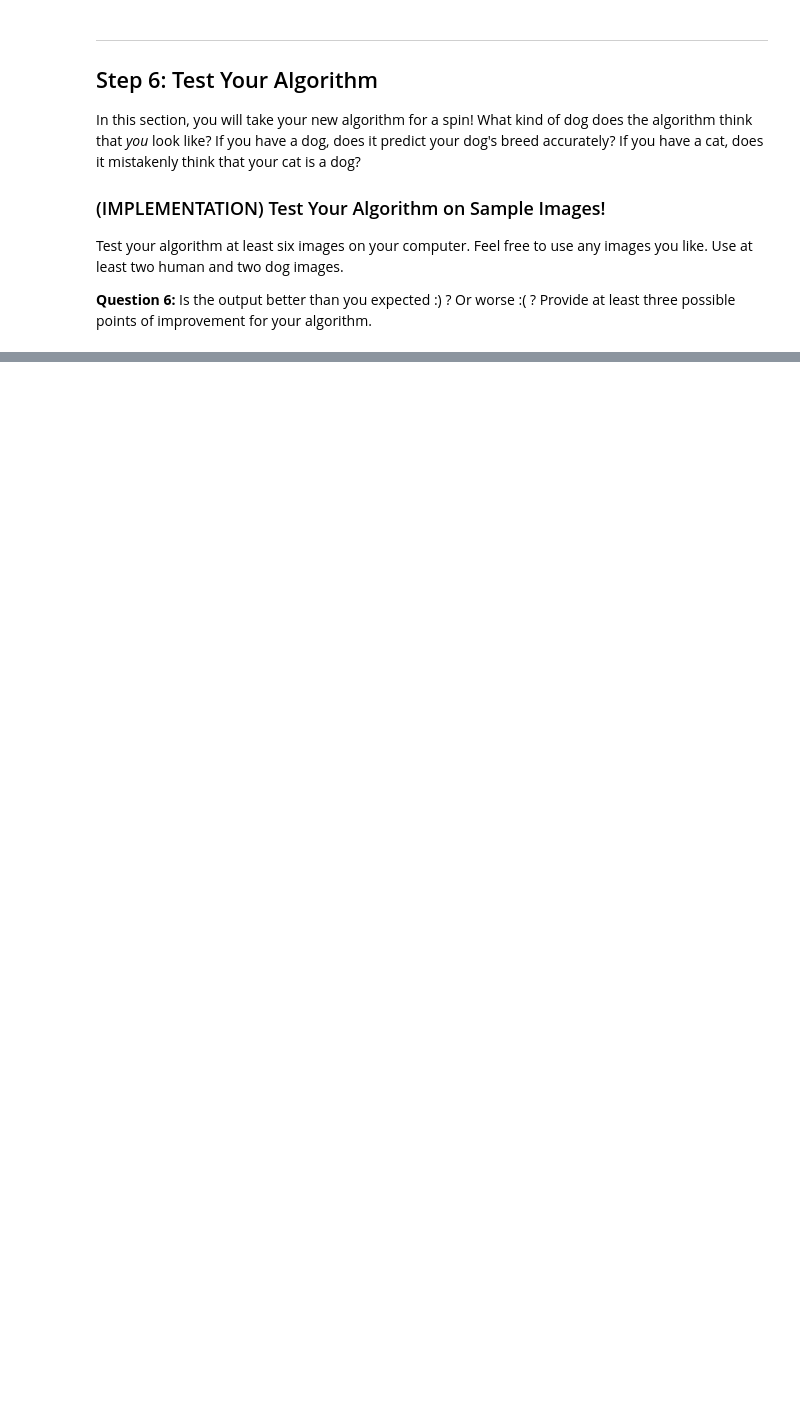
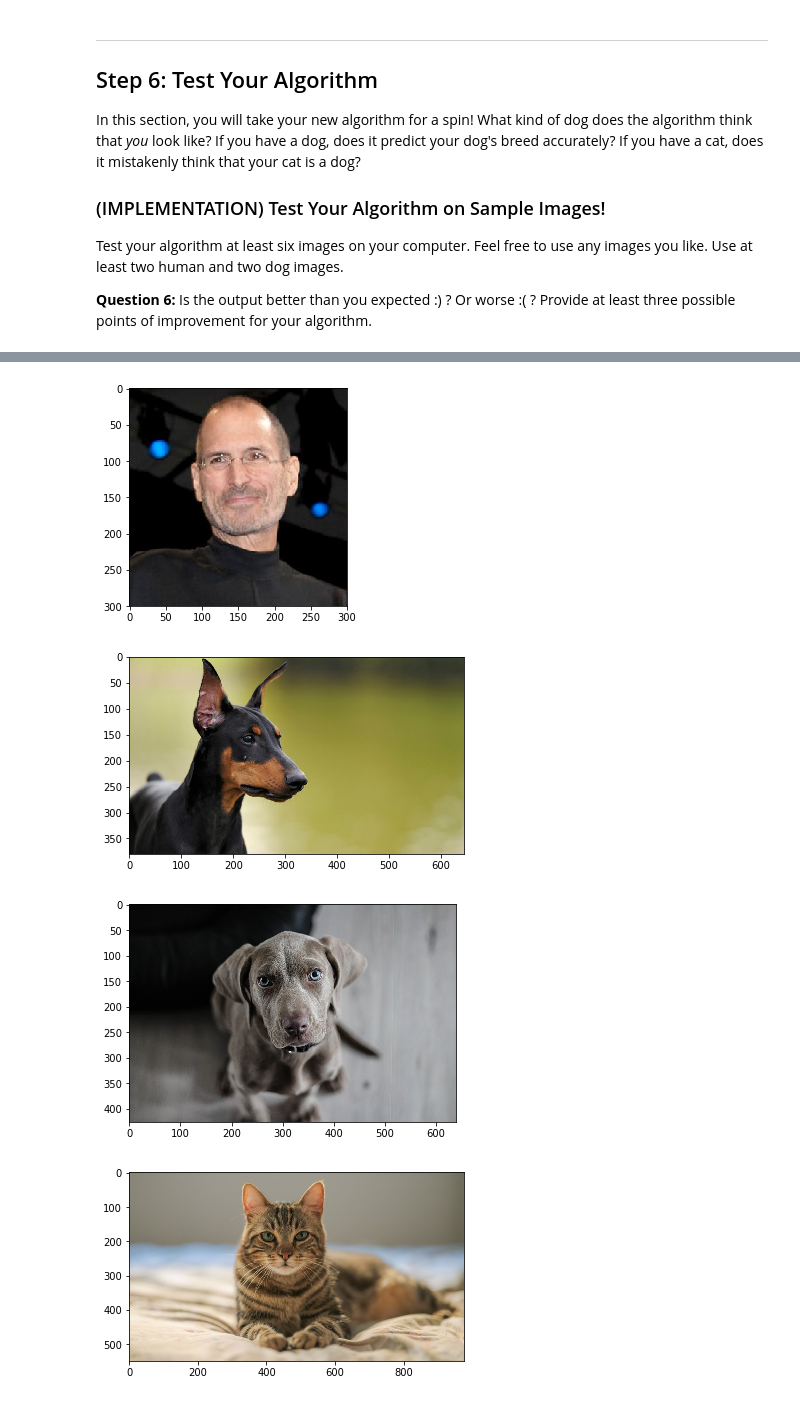
Before and after one commit to abtripathi/predicting_dog_breeds, a Jupyter notebook: dog_app.ipynb, the cells around one changed output, grey strips where cells are left out. Cells and saved outputs as stored; diff of their text form; code cells hidden in the pictures; blank space fills up the shorter version.

```diff
--- a/dog_app.ipynb
+++ b/dog_app.ipynb
@@ -788,0 +965,16 @@ for file in np.hstack((human_files[:3], dog_files[:3])):
+# %%
+## some random testing with images from internet
+
+stevejobs_image = './images/stevejobs.jpg' # human image
+dog_image1 = './images/doberman.jpg' # dog image
+dog_image2 = './images/weimaraner.jpg' # dog image
+cat_image = './images/cat.jpg' # cat image
+display_image(stevejobs_image)
+display_image(dog_image1)
+display_image(dog_image2)
+display_image(cat_image)
+# %% [output]
+[figure, added]
+[figure, added]
+[figure, added]
+[figure, added]
```
Also changed, not shown: parts of 40 cells of this notebook, 4 other files.
